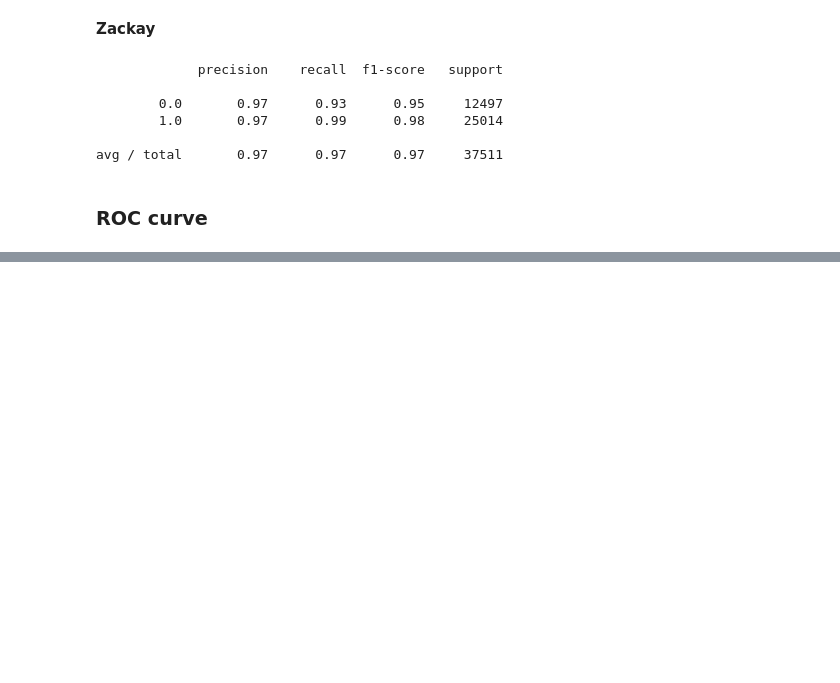
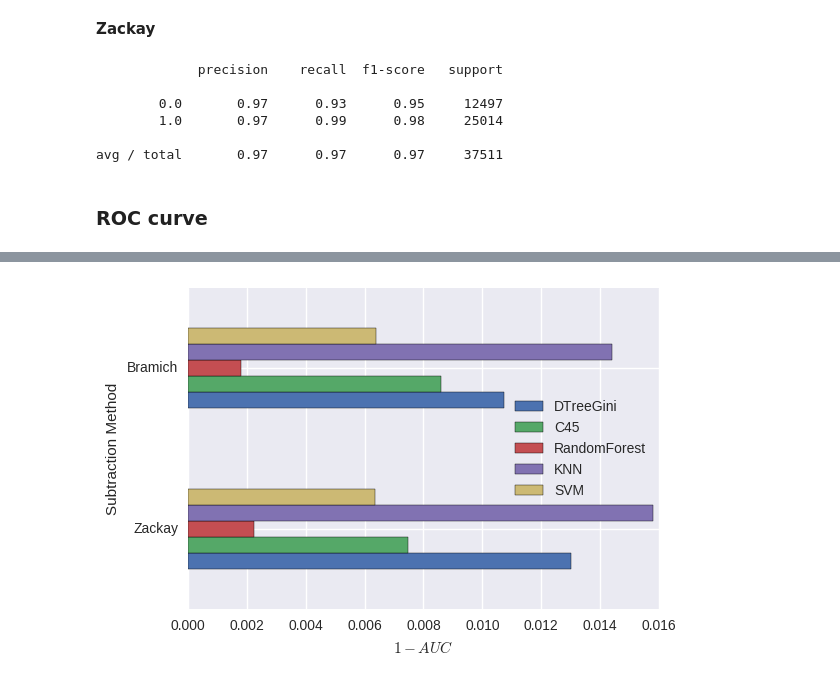
Before and after one commit to BrunoSanchez/RBMLearning, a Jupyter notebook: RealBogus_zackay.ipynb, the cells around one changed output, grey strips where cells are left out. Drawn from its saved outputs; the diff is of its cells as text; code cells hidden in the pictures; blank space fills up the shorter version.

```diff
--- a/RealBogus_zackay.ipynb
+++ b/RealBogus_zackay.ipynb
@@ -530,0 +544,4 @@ plt.savefig('plots/ROC_curve.png', dpi=700)
+# %%
+aucs = pd.DataFrame([zky, bch], columns=['SubMethod','DTreeGini', 'C45', 'RandomForest', 'KNN', 'SVM'], )
+# %%
+AUCTable = aucs.set_index(['SubMethod'])
@@ -530,0 +555,8 @@ plt.savefig('plots/ROC_curve.png', dpi=700)
+# %%
+(1-AUCTable).plot.barh(log=False)
+plt.xlabel(r'$1-AUC$')
+plt.ylabel('Subtraction Method')
+plt.tight_layout()
+plt.savefig('./plots/complementary_AUC2.png', dpi=600)
+# %% [output]
+[figure, added]
```
Also changed, not shown: parts of 17 cells of this notebook.
